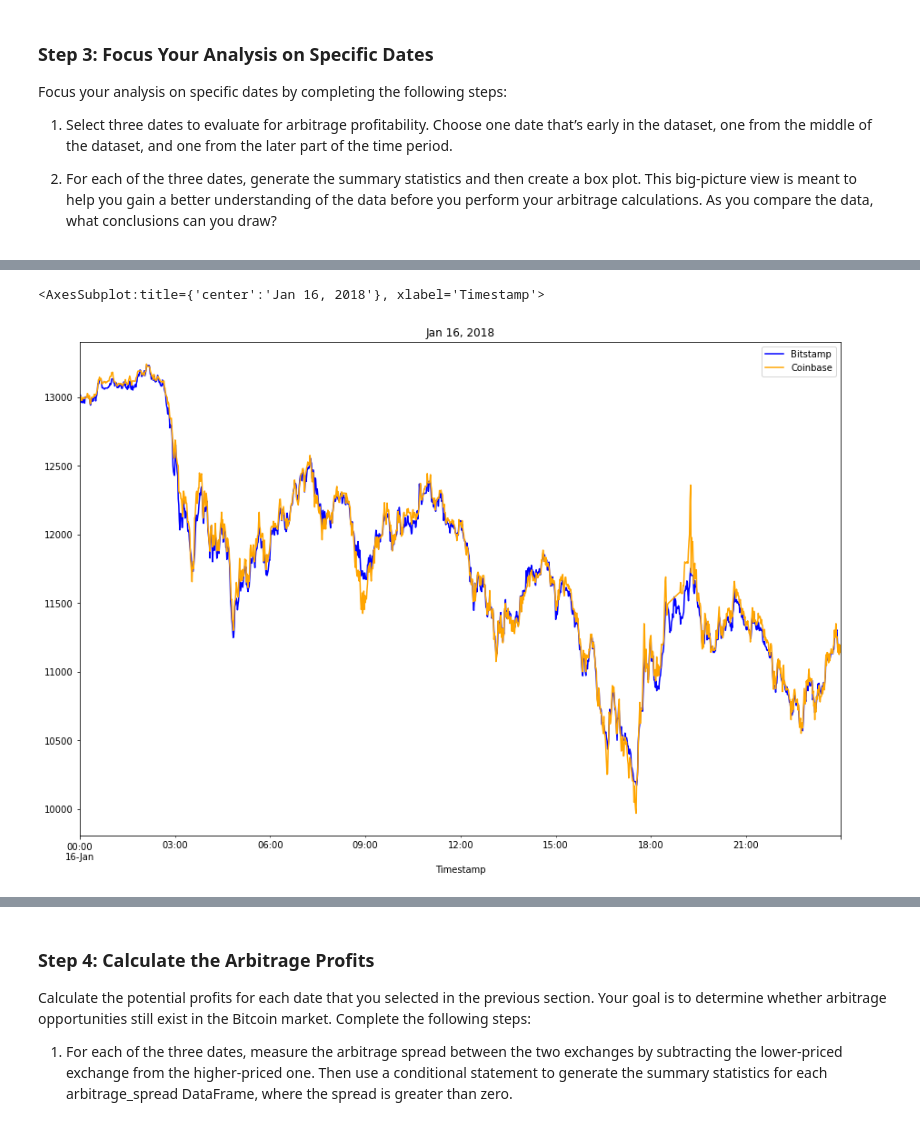
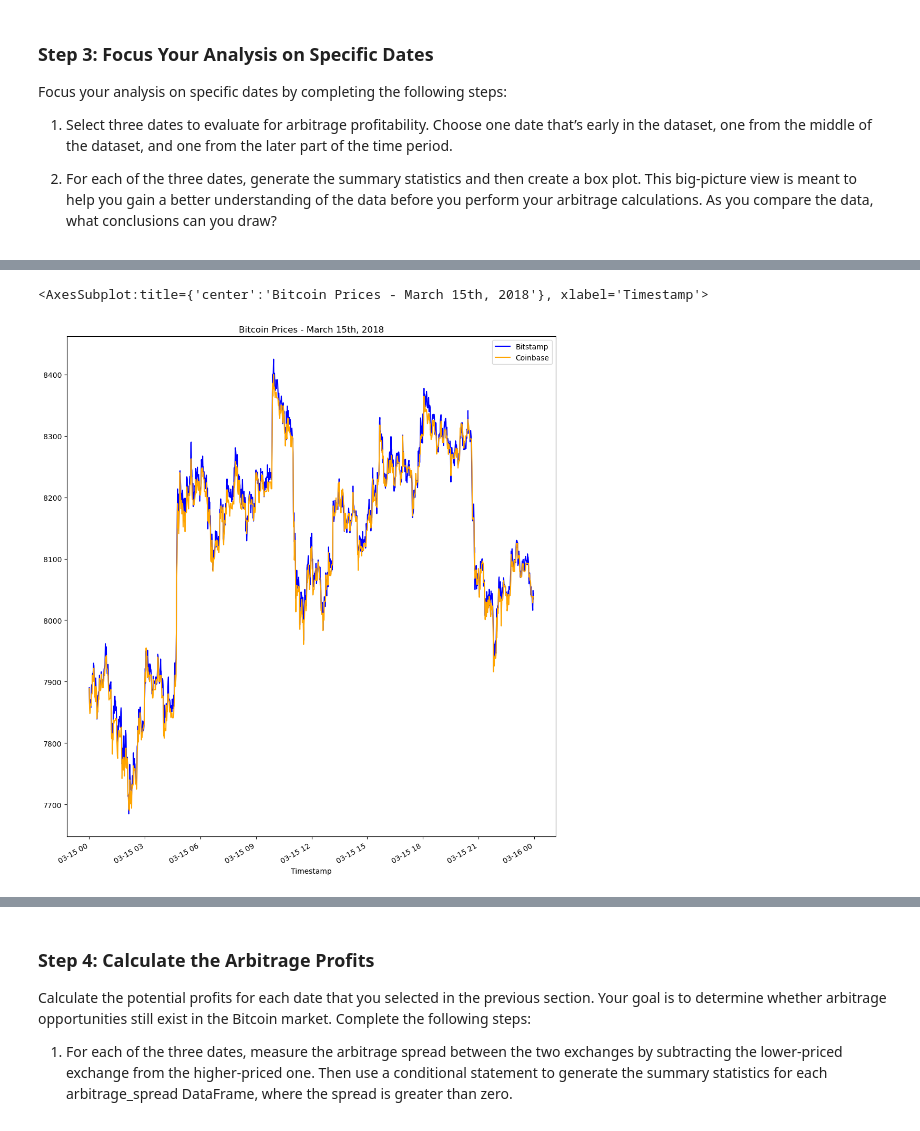
Before and after one commit to lumiroga/Fintech_Challenge3, a Jupyter notebook: crypto_arbitrage.ipynb, the cells around one changed output, grey strips where cells are left out. Drawn from its saved outputs; the diff is of its cells as text; code cells hidden in the pictures.

```diff
--- a/crypto_arbitrage.ipynb
+++ b/crypto_arbitrage.ipynb
@@ -350,8 +449,9 @@ Focus your analysis on specific dates by completing the following steps:
 # %%
-# Create an overlay plot that visualizes the two dataframes over a period of one day early in the dataset.
+# Create an overlay plot that visualizes the two dataframes over a period of one day from late in the dataset.
 # Be sure that the plots include the parameters `legend`, `figsize`, `title`, `color` and `label`
-# YOUR CODE HERE
+bitstamp_sliced["2018-03-15"].plot(legend=True,label="Bitstamp",title="Bitstamp Prices", figsize=(12,14),color="blue")
+coinbase_sliced["2018-03-15"].plot(legend=True,title="Bitcoin Prices - March 15th, 2018", label="Coinbase", figsize=(12,14),color="orange")
 # %% [output]
-<AxesSubplot:title={'center':'Jan 16, 2018'}, xlabel='Timestamp'>
+<AxesSubplot:title={'center':'Bitcoin Prices - March 15th, 2018'}, xlabel='Timestamp'>
-[figure, old version]
+[figure, new version]
 # %%
```
Also changed, not shown: parts of 19 cells of this notebook.
